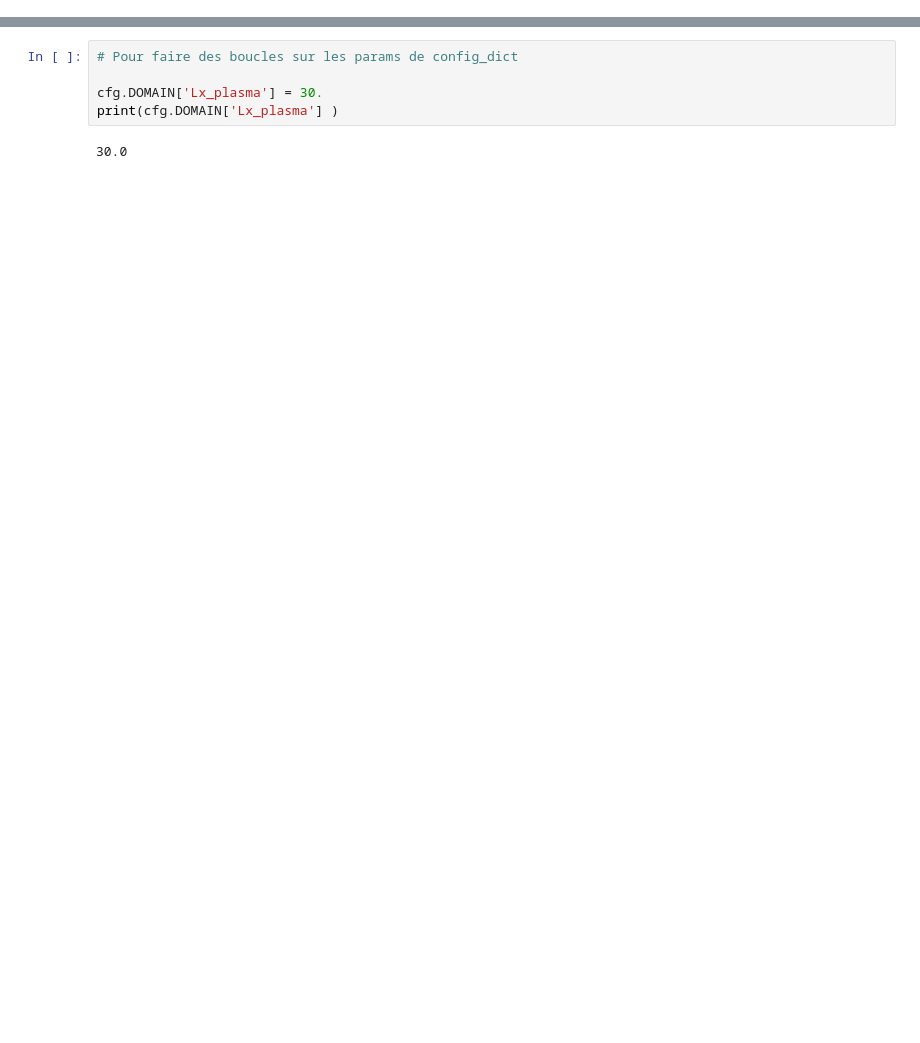
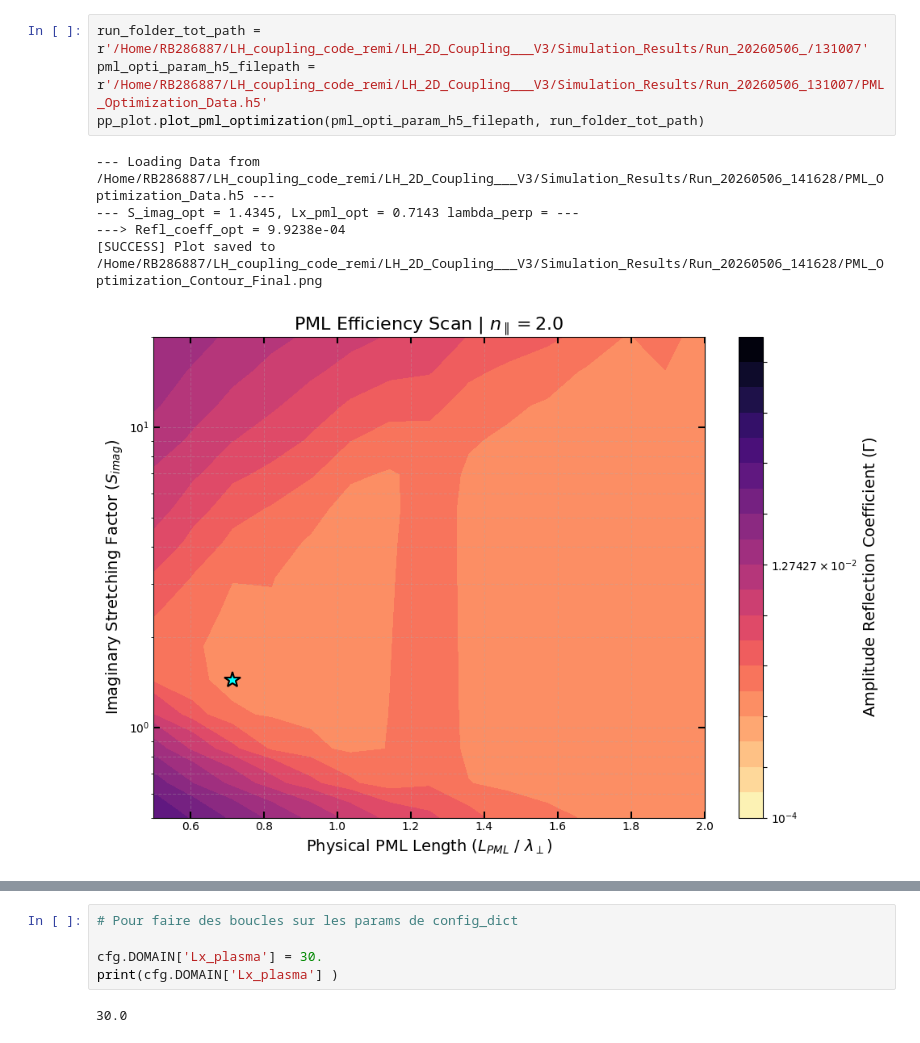
Before and after one commit to RemiBellon/LH_coupling_code_remi, a Jupyter notebook: LH_2D_Coupling___V3/main_jupyterNB_2DCoupling_V3.ipynb, the cells around one changed output, grey strips where cells are left out. Saved outputs shown, nothing was run; the diff lists cells and outputs as text; blank space fills up the shorter version.

```diff
--- a/LH_2D_Coupling___V3/main_jupyterNB_2DCoupling_V3.ipynb
+++ b/LH_2D_Coupling___V3/main_jupyterNB_2DCoupling_V3.ipynb
@@ -67 +95,11 @@ Regime: Propagating Wave. Executing FFT...
+# %%
+run_folder_tot_path = r'/Home/RB286887/LH_coupling_code_remi/LH_2D_Coupling___V3/Simulation_Results/Run_20260506_/131007'
+pml_opti_param_h5_filepath = r'/Home/RB286887/LH_coupling_code_remi/LH_2D_Coupling___V3/Simulation_Results/Run_20260506_131007/PML_Optimization_Data.h5'
+pp_plot.plot_pml_optimization(pml_opti_param_h5_filepath, run_folder_tot_path)
+# %% [output]
+--- Loading Data from /Home/RB286887/LH_coupling_code_remi/LH_2D_Coupling___V3/Simulation_Results/Run_20260506_141628/PML_Optimization_Data.h5 ---
+--- S_imag_opt = 1.4345, Lx_pml_opt = 0.7143 lambda_perp = ---
+---> Refl_coeff_opt = 9.9238e-04
+[SUCCESS] Plot saved to /Home/RB286887/LH_coupling_code_remi/LH_2D_Coupling___V3/Simulation_Results/Run_20260506_141628/PML_Optimization_Contour_Final.png
+[figure, added]
 # %%
```
Also changed, not shown: parts of 9 cells of this notebook, 43 other files.
